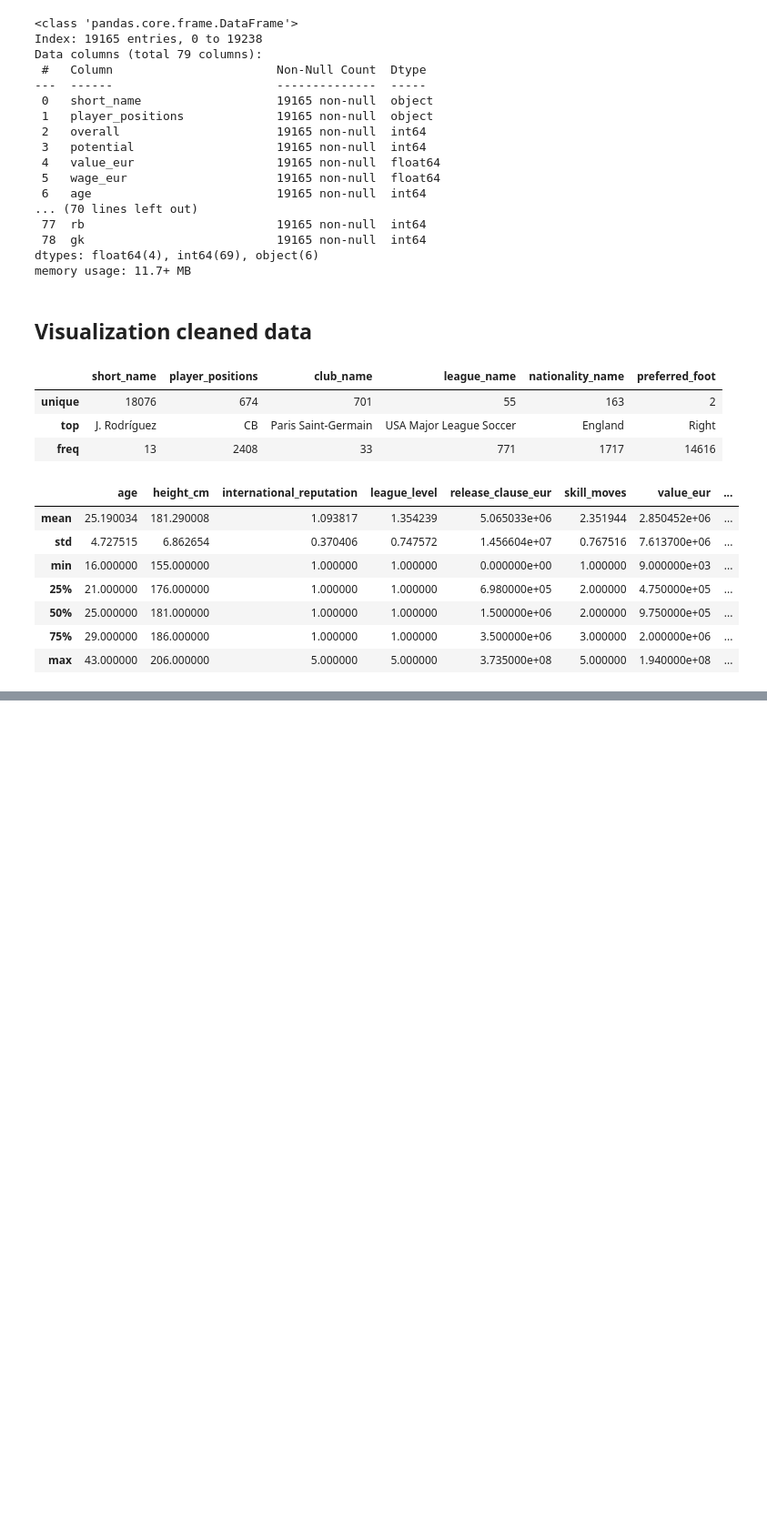
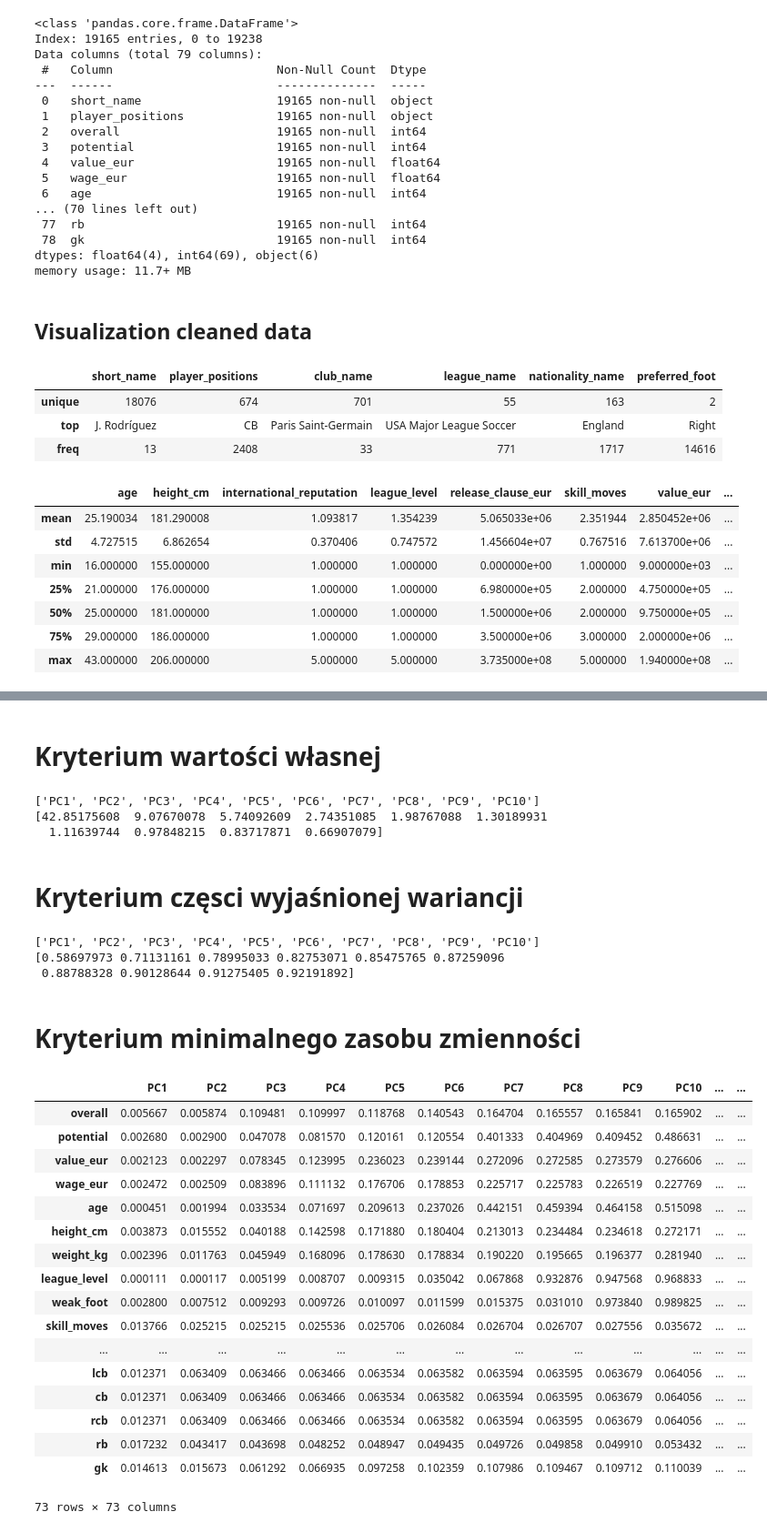
Before and after one commit to pawlew2k/fifa22, a Jupyter notebook: fifa22.ipynb, the cells around one changed output, grey strips where cells are left out. Shown at 91% size. Drawn from its saved outputs; the diff is of its cells as text; code cells hidden in the pictures; blank space fills up the shorter version.

Commit message:
standardization and pca

```diff
--- a/fifa22.ipynb
+++ b/fifa22.ipynb
@@ -257,0 +262,14 @@ dict_keys(['descriptive', 'score', 'attacking', 'skill', 'movement', 'power', 'm
+# %%
+df_stand = df.copy()
+
+col_drop_standard = [
+    'short_name',
+    'player_positions',
+    'club_name',
+    'league_name',
+    'nationality_name',
+    'preferred_foot'
+]
+df_stand =  df_stand.drop(columns = col_drop_standard)
+
+df_stand.info()
@@ -257,0 +294,5 @@ dict_keys(['descriptive', 'score', 'attacking', 'skill', 'movement', 'power', 'm
+# %%
+scaler = StandardScaler()
+data_1 = df_stand.iloc[:,:]
+data_stand = scaler.fit_transform(data_1)
+data_stand
@@ -257,0 +393,7 @@ dict_keys(['descriptive', 'score', 'attacking', 'skill', 'movement', 'power', 'm
+# %%
+pca = PCA()
+pca_data = pca.fit_transform(data_stand)
+n_components = len(pca.components_)
+pca_cols = [f'PC{x+1}' for x in range(n_components)]
+df_pca_componenets = pd.DataFrame(data=np.transpose(pca.components_), columns=pca_cols, index = index_pca)
+df_pca_componenets
@@ -257,0 +414,43 @@ dict_keys(['descriptive', 'score', 'attacking', 'skill', 'movement', 'power', 'm
+# %% [markdown]
+# Kryterium wartości własnej
+# %%
+print(pca_cols[:10])
+print(pca.explained_variance_[:10])
+# %% [output]
+['PC1', 'PC2', 'PC3', 'PC4', 'PC5', 'PC6', 'PC7', 'PC8', 'PC9', 'PC10']
+[42.85175608  9.07670078  5.74092609  2.74351085  1.98767088  1.30189931
+  1.11639744  0.97848215  0.83717871  0.66907079]
+# %% [markdown]
+# Kryterium częsci wyjaśnionej wariancji
+# %%
+print(pca_cols[:10])
+print(np.cumsum(pca.explained_variance_ratio_)[:10])
+# %% [output]
+['PC1', 'PC2', 'PC3', 'PC4', 'PC5', 'PC6', 'PC7', 'PC8', 'PC9', 'PC10']
+[0.58697973 0.71131161 0.78995033 0.82753071 0.85475765 0.87259096
+ 0.88788328 0.90128644 0.91275405 0.92191892]
+# %% [markdown]
+# Kryterium minimalnego zasobu zmienności
+# %%
+pd.set_option('display.max_rows', None) # wyświetlanie wszyskich wierszów
+pcaS = df_pca_componenets.pow(2).cumsum(axis=1)
+pcaS
+# %% [output]
+|  | PC1 | PC2 | PC3 | PC4 | PC5 | PC6 | PC7 | PC8 | PC9 | PC10 | ... | ... |
+| overall | 0.005667 | 0.005874 | 0.109481 | 0.109997 | 0.118768 | 0.140543 | 0.164704 | 0.165557 | 0.165841 | 0.165902 | ... | ... |
+| potential | 0.002680 | 0.002900 | 0.047078 | 0.081570 | 0.120161 | 0.120554 | 0.401333 | 0.404969 | 0.409452 | 0.486631 | ... | ... |
+| value_eur | 0.002123 | 0.002297 | 0.078345 | 0.123995 | 0.236023 | 0.239144 | 0.272096 | 0.272585 | 0.273579 | 0.276606 | ... | ... |
+| wage_eur | 0.002472 | 0.002509 | 0.083896 | 0.111132 | 0.176706 | 0.178853 | 0.225717 | 0.225783 | 0.226519 | 0.227769 | ... | ... |
+| age | 0.000451 | 0.001994 | 0.033534 | 0.071697 | 0.209613 | 0.237026 | 0.442151 | 0.459394 | 0.464158 | 0.515098 | ... | ... |
+| height_cm | 0.003873 | 0.015552 | 0.040188 | 0.142598 | 0.171880 | 0.180404 | 0.213013 | 0.234484 | 0.234618 | 0.272171 | ... | ... |
+| weight_kg | 0.002396 | 0.011763 | 0.045949 | 0.168096 | 0.178630 | 0.178834 | 0.190220 | 0.195665 | 0.196377 | 0.281940 | ... | ... |
+| league_level | 0.000111 | 0.000117 | 0.005199 | 0.008707 | 0.009315 | 0.035042 | 0.067868 | 0.932876 | 0.947568 | 0.968833 | ... | ... |
+| weak_foot | 0.002800 | 0.007512 | 0.009293 | 0.009726 | 0.010097 | 0.011599 | 0.015375 | 0.031010 | 0.973840 | 0.989825 | ... | ... |
+| skill_moves | 0.013766 | 0.025215 | 0.025215 | 0.025536 | 0.025706 | 0.026084 | 0.026704 | 0.026707 | 0.027556 | 0.035672 | ... | ... |
+| ... | ... | ... | ... | ... | ... | ... | ... | ... | ... | ... | ... | ... |
+| lcb | 0.012371 | 0.063409 | 0.063466 | 0.063466 | 0.063534 | 0.063582 | 0.063594 | 0.063595 | 0.063679 | 0.064056 | ... | ... |
+| cb | 0.012371 | 0.063409 | 0.063466 | 0.063466 | 0.063534 | 0.063582 | 0.063594 | 0.063595 | 0.063679 | 0.064056 | ... | ... |
+| rcb | 0.012371 | 0.063409 | 0.063466 | 0.063466 | 0.063534 | 0.063582 | 0.063594 | 0.063595 | 0.063679 | 0.064056 | ... | ... |
+| rb | 0.017232 | 0.043417 | 0.043698 | 0.048252 | 0.048947 | 0.049435 | 0.049726 | 0.049858 | 0.049910 | 0.053432 | ... | ... |
+| gk | 0.014613 | 0.015673 | 0.061292 | 0.066935 | 0.097258 | 0.102359 | 0.107986 | 0.109467 | 0.109712 | 0.110039 | ... | ... |
+73 rows × 73 columns
```
Also changed, not shown: parts of 9 cells of this notebook.
